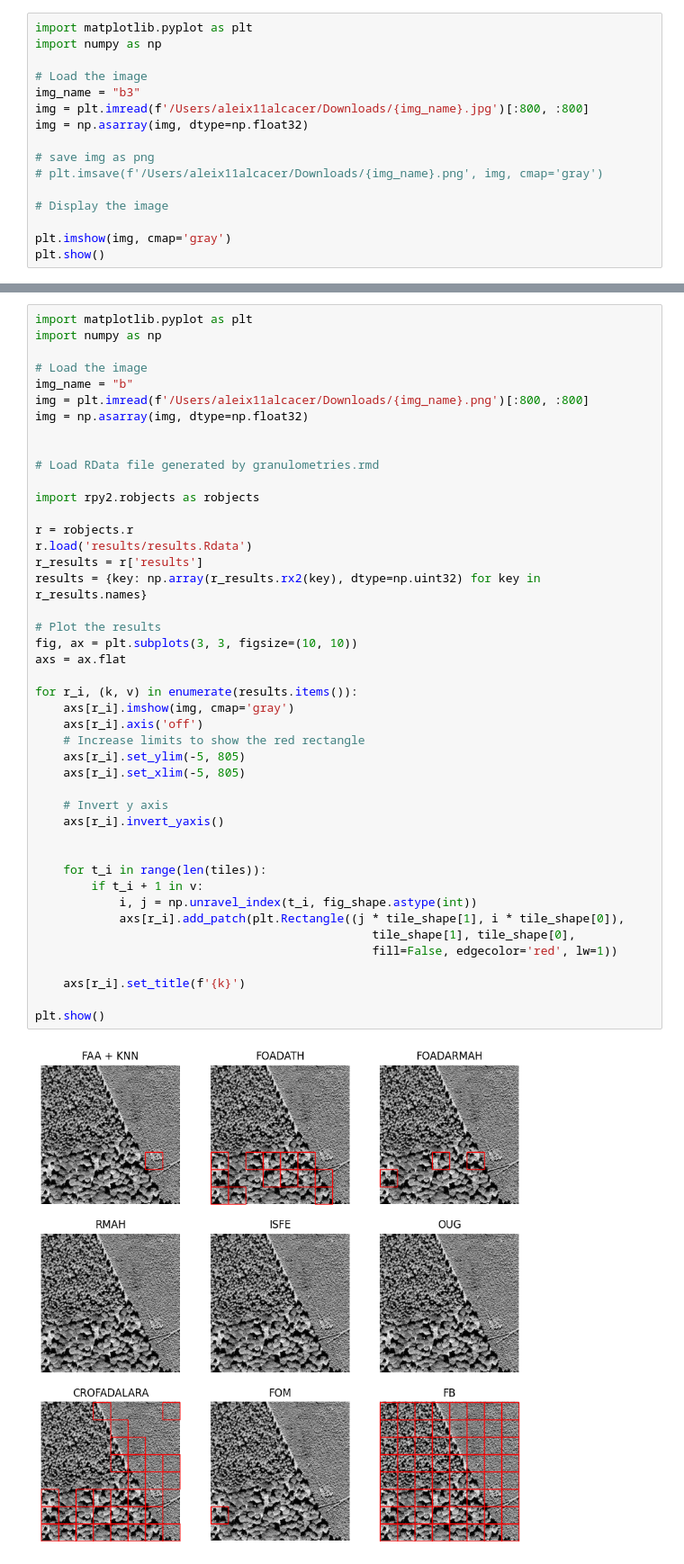
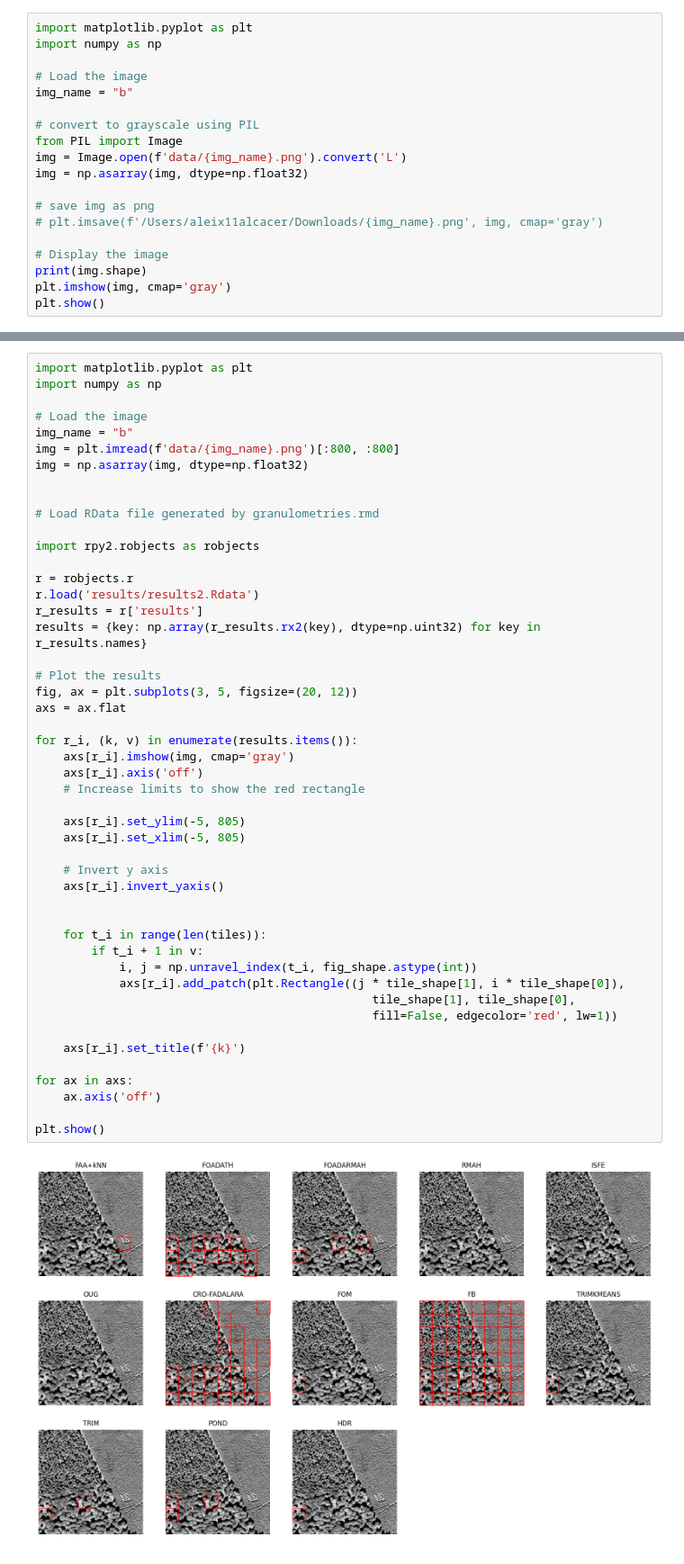
Before and after one commit to aleixalcacer/JA-ODCFDAA, a Jupyter notebook: granulo/granulometies.ipynb, the cells around one changed output, grey strips where cells are left out. Shown at 90% size. Cells and saved outputs as stored; diff of their text form.

Commit message:
Generate new figures

```diff
--- a/granulo/granulometies.ipynb
+++ b/granulo/granulometies.ipynb
@@ -3,15 +3,18 @@ import matplotlib.pyplot as plt
 import numpy as np
 
 # Load the image
-img_name = "b3"
-img = plt.imread(f'/Users/aleix11alcacer/Downloads/{img_name}.jpg')[:800, :800]
+img_name = "b"
+
+# convert to grayscale using PIL
+from PIL import Image
+img = Image.open(f'data/{img_name}.png').convert('L')
 img = np.asarray(img, dtype=np.float32)
 
 # save img as png
 # plt.imsave(f'/Users/aleix11alcacer/Downloads/{img_name}.png', img, cmap='gray')
 
 # Display the image
-
+print(img.shape)
 plt.imshow(img, cmap='gray')
 plt.show()
 # %% [output]
@@ -104,7 +108,7 @@ import numpy as np
 
 # Load the image
 img_name = "b"
-img = plt.imread(f'/Users/aleix11alcacer/Downloads/{img_name}.png')[:800, :800]
+img = plt.imread(f'data/{img_name}.png')[:800, :800]
 img = np.asarray(img, dtype=np.float32)
 
 
@@ -113,34 +117,38 @@ img = np.asarray(img, dtype=np.float32)
 import rpy2.robjects as robjects
 
 r = robjects.r
-r.load('results/results.Rdata')
+r.load('results/results2.Rdata')
 r_results = r['results']
 results = {key: np.array(r_results.rx2(key), dtype=np.uint32) for key in r_results.names}
 
 # Plot the results
-fig, ax = plt.subplots(3, 3, figsize=(10, 10))
+fig, ax = plt.subplots(3, 5, figsize=(20, 12))
 axs = ax.flat
 
 for r_i, (k, v) in enumerate(results.items()):
     axs[r_i].imshow(img, cmap='gray')
     axs[r_i].axis('off')
     # Increase limits to show the red rectangle
+
     axs[r_i].set_ylim(-5, 805)
     axs[r_i].set_xlim(-5, 805)
 
     # Invert y axis
     axs[r_i].invert_yaxis()
 
 
     for t_i in range(len(tiles)):
         if t_i + 1 in v:
             i, j = np.unravel_index(t_i, fig_shape.astype(int))
             axs[r_i].add_patch(plt.Rectangle((j * tile_shape[1], i * tile_shape[0]),
                                                 tile_shape[1], tile_shape[0],
                                                 fill=False, edgecolor='red', lw=1))
 
     axs[r_i].set_title(f'{k}')
 
+for ax in axs:
+    ax.axis('off')
+
 plt.show()
 # %% [output]
-[figure, old version]
+[figure, new version]
```
Also changed, not shown: parts of 4 cells of this notebook, 48 other files.
